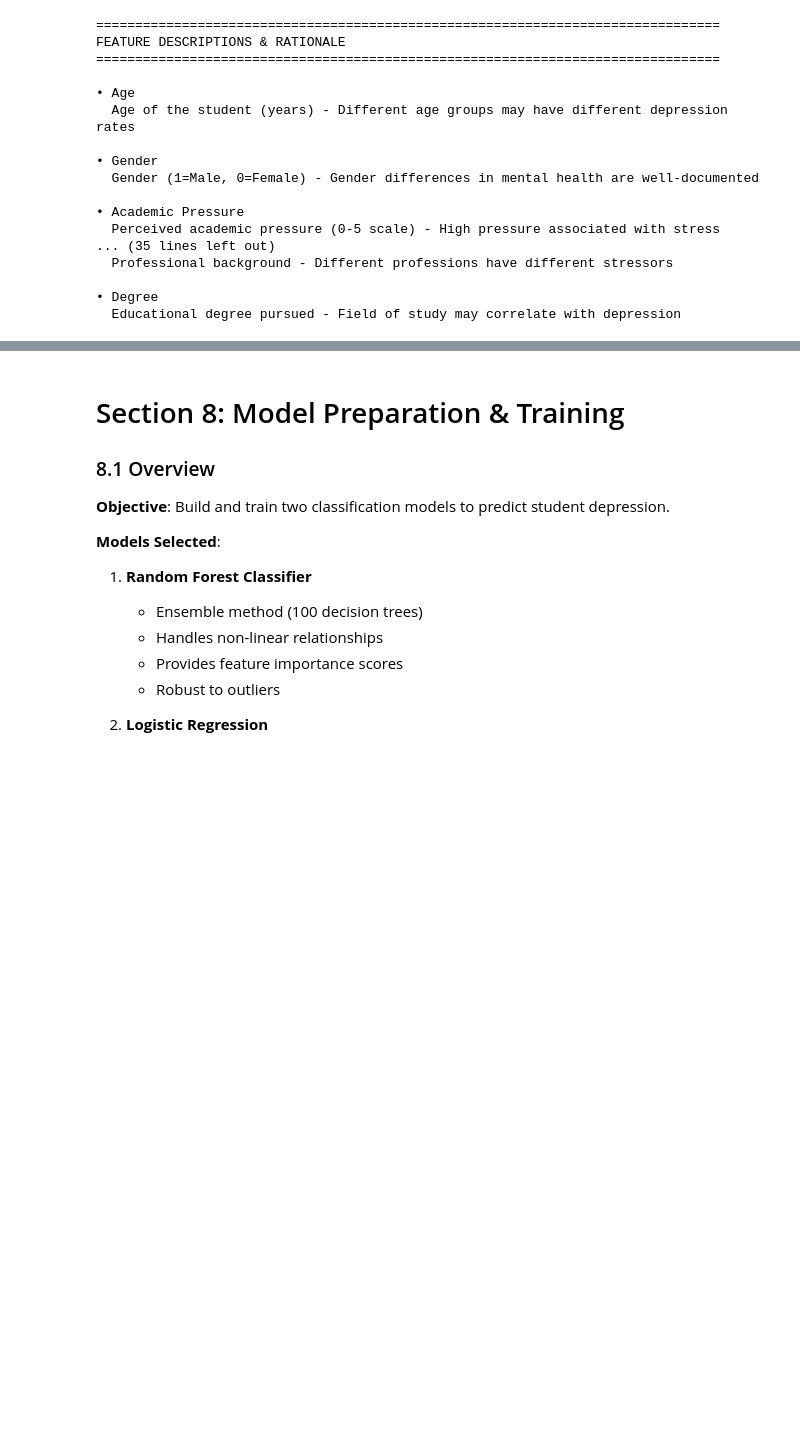
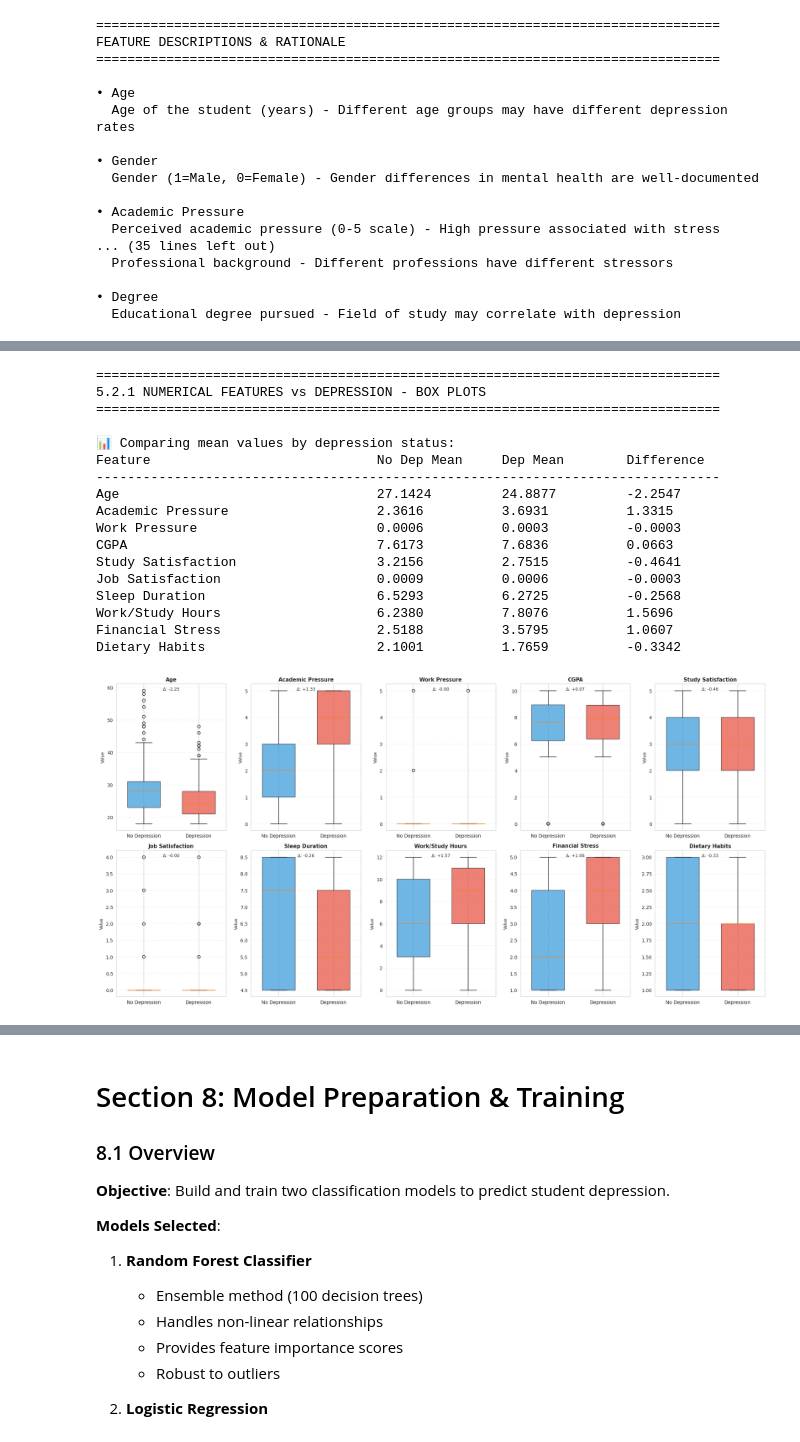
Before and after one commit to XyronTeam/ml-project, a Jupyter notebook: src/dataset_a/notebook_a.ipynb, the cells around one changed output, grey strips where cells are left out. Cells and saved outputs as stored; diff of their text form; code cells hidden in the pictures; blank space fills up the shorter version.

```diff
--- a/src/dataset_a/notebook_a.ipynb
+++ b/src/dataset_a/notebook_a.ipynb
@@ -567,6 +548,7 @@ dtype: object
 Organize features into conceptually meaningful groups to better understand their roles in depression outcomes.
 # %%
 # Categorize features
+
 numerical_features = [
     'Age',
     'Academic Pressure',
@@ -576,7 +558,8 @@ numerical_features = [
     'Job Satisfaction',
     'Sleep Duration',           # NOW NUMERIC (after cleaning)
     'Work/Study Hours',
-    'Financial Stress'          # NOW NUMERIC (after cleaning)
+    'Financial Stress',         # NOW NUMERIC (after cleaning)
+    'Dietary Habits'            # NOW NUMERIC ORDINAL (after cleaning)
 ]
 
 binary_features = [
@@ -589,7 +572,6 @@ categorical_features = [
     'City',
     'Profession',
     'Degree',
-    'Dietary Habits'            # NOW NUMERIC ORDINAL (after cleaning)
 ]
 
 target = 'Depression'
@@ -1974,0 +893,75 @@ y_test shape:  (5581,)
+# %%
+print("\n" + "="*80)
+print("5.2.1 NUMERICAL FEATURES vs DEPRESSION - BOX PLOTS")
+print("="*80)
+
+fig, axes = plt.subplots(2, 5, figsize=(20, 10))
+axes = axes.flatten()
+
+depression_labels = {0: 'No Depression', 1: 'Depression'}
+
+print("\n📊 Comparing mean values by depression status:")
+print(f"{'Feature':<35} {'No Dep Mean':<15} {'Dep Mean':<15} {'Difference':<15}")
+print("-"*80)
+
+for idx, feature in enumerate(numerical_features):
+    ax = axes[idx]
+
+    # Prepare data
+    no_dep = df_clean[df_clean['Depression'] == 0][feature]
+    dep = df_clean[df_clean['Depression'] == 1][feature]
+
+    # Create box plot
+    bp = ax.boxplot([no_dep, dep], labels=['No Depression', 'Depression'],
+                    patch_artist=True, widths=0.6)
+
+    # Customize colors
+    colors = ['#3498db', '#e74c3c']
+    for patch, color in zip(bp['boxes'], colors):
+        patch.set_facecolor(color)
+        patch.set_alpha(0.7)
+
+    ax.set_title(f'{feature}', fontsize=11, fontweight='bold')
+    ax.set_ylabel('Value', fontsize=9)
+    ax.grid(axis='y', alpha=0.3, linestyle='--')
+
+    # Statistics
+    mean_no_dep = no_dep.mean()
+    mean_dep = dep.mean()
+    diff = mean_dep - mean_no_dep
+
+    print(f"{feature:<35} {mean_no_dep:<15.4f} {mean_dep:<15.4f} {diff:<15.4f}")
+
+    # Add text annotation
+    ax.text(0.5, 0.98, f'Δ: {diff:+.2f}', transform=ax.transAxes, fontsize=9,
+            verticalalignment='top', horizontalalignment='center',
+            bbox=dict(boxstyle='round', facecolor='white', alpha=0.8))
+
+# Remove extra plots
+for i in range(idx + 1, len(axes)):
+    fig.delaxes(axes[i])
+
+plt.tight_layout()
+plt.savefig('eda_5_2_1_numerical_vs_depression.png', dpi=300, bbox_inches='tight')
+plt.show()
+
+print("\n✅ Numerical features vs depression visualization saved!")
+# %% [output]
+================================================================================
+5.2.1 NUMERICAL FEATURES vs DEPRESSION - BOX PLOTS
+================================================================================
+
+📊 Comparing mean values by depression status:
+Feature                             No Dep Mean     Dep Mean        Difference
+--------------------------------------------------------------------------------
+Age                                 27.1424         24.8877         -2.2547
+Academic Pressure                   2.3616          3.6931          1.3315
+Work Pressure                       0.0006          0.0003          -0.0003
+CGPA                                7.6173          7.6836          0.0663
+Study Satisfaction                  3.2156          2.7515          -0.4641
+Job Satisfaction                    0.0009          0.0006          -0.0003
+Sleep Duration                      6.5293          6.2725          -0.2568
+Work/Study Hours                    6.2380          7.8076          1.5696
+Financial Stress                    2.5188          3.5795          1.0607
+Dietary Habits                      2.1001          1.7659          -0.3342
+[figure, added]
```
Also changed, not shown: parts of 128 cells of this notebook.
